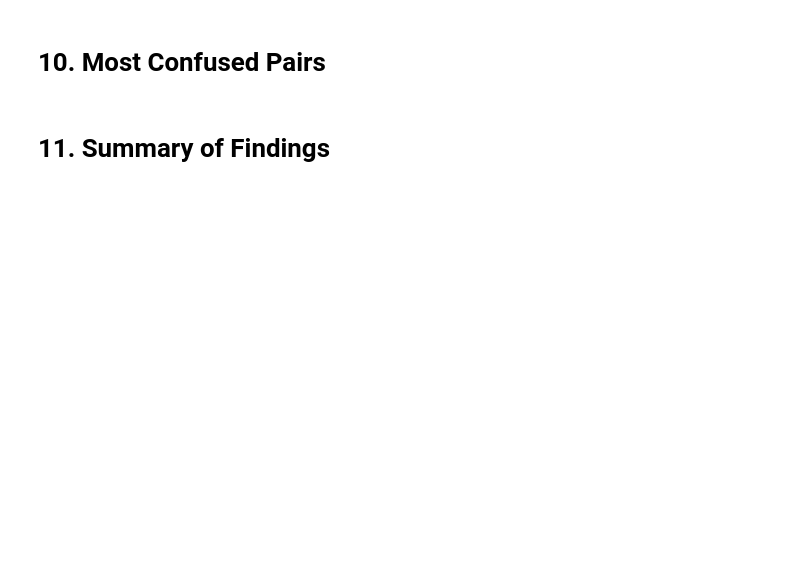
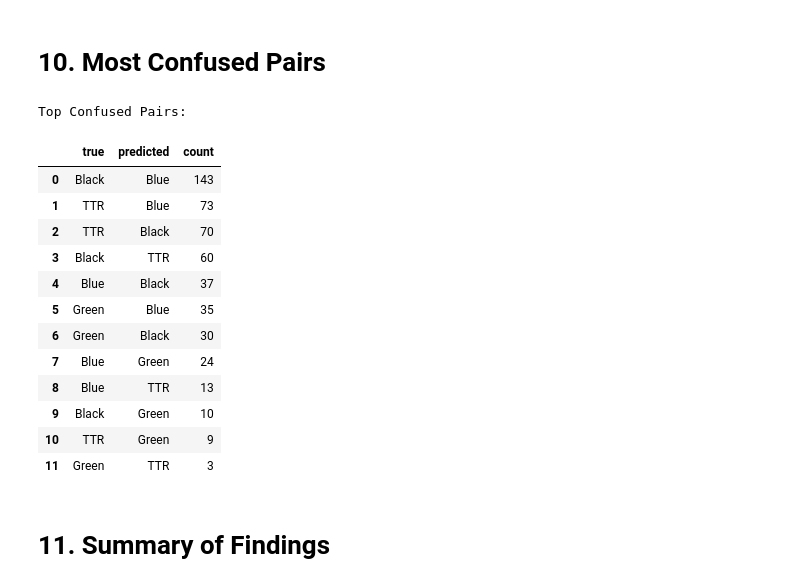
Before and after one commit to camdnnn/617-Assignment-2, a Jupyter notebook: src/evaluation/evaluate.ipynb, the cells around one changed output. Saved outputs shown, nothing was run; the diff lists cells and outputs as text; code cells hidden in the pictures; blank space fills up the shorter version.

```diff
--- a/src/evaluation/evaluate.ipynb
+++ b/src/evaluation/evaluate.ipynb
@@ -327,22 +342,36 @@ print(f"Expected Calibration Error (ECE): {ece:.4f}")
 # %%
 # Off-diagonal confusion pairs ranked by count
 cm_copy = cm.copy()
 np.fill_diagonal(cm_copy, 0)
 
 pairs = []
 for i in range(num_classes):
     for j in range(num_classes):
         if cm_copy[i, j] > 0:
             pairs.append({
                 "true": class_names[i],
                 "predicted": class_names[j],
-                "count": int(cm_copy[i, j]),
-                "pct_of_true": float(cm_copy[i, j] / cm[i].sum()) * 100
+                "count": int(cm_copy[i, j])
             })
 
 pairs_df = pd.DataFrame(pairs).sort_values("count", ascending=False).reset_index(drop=True)
-print("Top-20 Most Confused Pairs:")
-pairs_df.head(20)
+print("Top Confused Pairs:")
+display(pairs_df)
+# %% [output]
+Top Confused Pairs:
+|  | true | predicted | count |
+| 0 | Black | Blue | 143 |
+| 1 | TTR | Blue | 73 |
+| 2 | TTR | Black | 70 |
+| 3 | Black | TTR | 60 |
+| 4 | Blue | Black | 37 |
+| 5 | Green | Blue | 35 |
+| 6 | Green | Black | 30 |
+| 7 | Blue | Green | 24 |
+| 8 | Blue | TTR | 13 |
+| 9 | Black | Green | 10 |
+| 10 | TTR | Green | 9 |
+| 11 | Green | TTR | 3 |
 # %% [markdown]
 # 11. Summary of Findings
 # %%
```
Also changed, not shown: parts of 10 cells of this notebook, 2 other files.
